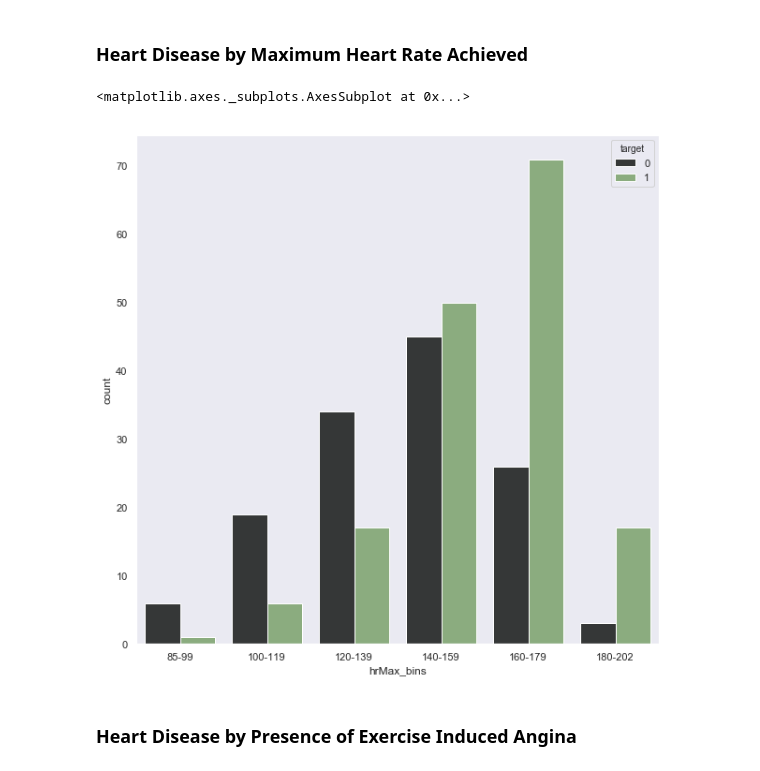
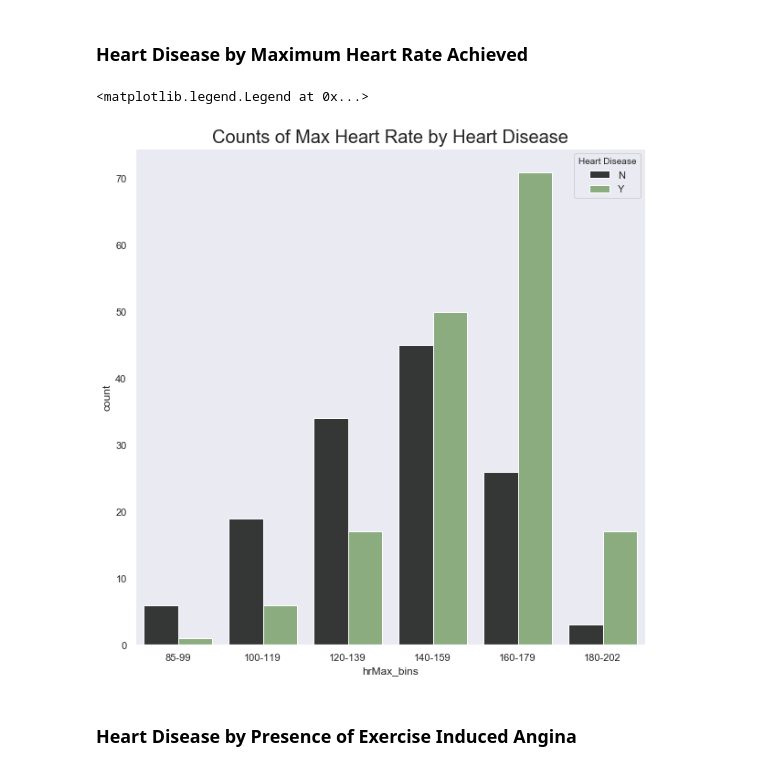
Before and after one commit to ljsauer/LaunchCode, a Jupyter notebook: Final Project - EDA/Heart_Disease_EDA.ipynb, the cells around one changed output. Drawn from its saved outputs; the diff is of its cells as text; code cells hidden in the pictures.

```diff
--- a/Final Project - EDA/Heart_Disease_EDA.ipynb
+++ b/Final Project - EDA/Heart_Disease_EDA.ipynb
@@ -224,11 +238,15 @@ data['hrMax_bins'] = data['hrMax'].apply(lambda x: '70-84' if x <= 84
                                         else '180-202')
 # %%
 plt.rcParams['figure.figsize'] = (10, 10)
-sns.countplot('hrMax_bins', hue='target', palette=sns.color_palette(alt_custom), data=data, order=['85-99', '100-119', '120-139', '140-159',
+a = sns.countplot('hrMax_bins', hue='target', palette=sns.color_palette(alt_custom), data=data, order=['85-99', '100-119', '120-139', '140-159',
                                                             '160-179', '180-202'])
+
+plt.rcParams['figure.figsize'] = (10, 10)
+plt.title('Counts of Max Heart Rate by Heart Disease', size=20)
+a.legend('N'+'Y', title='Heart Disease')
 # %% [output]
-<matplotlib.axes._subplots.AxesSubplot at 0x...>
+<matplotlib.legend.Legend at 0x...>
-[figure, old version]
+[figure, new version]
 # %% [markdown]
 ### Heart Disease by Presence of Exercise Induced Angina
 # %%
```
Also changed, not shown: parts of 9 cells of this notebook.
